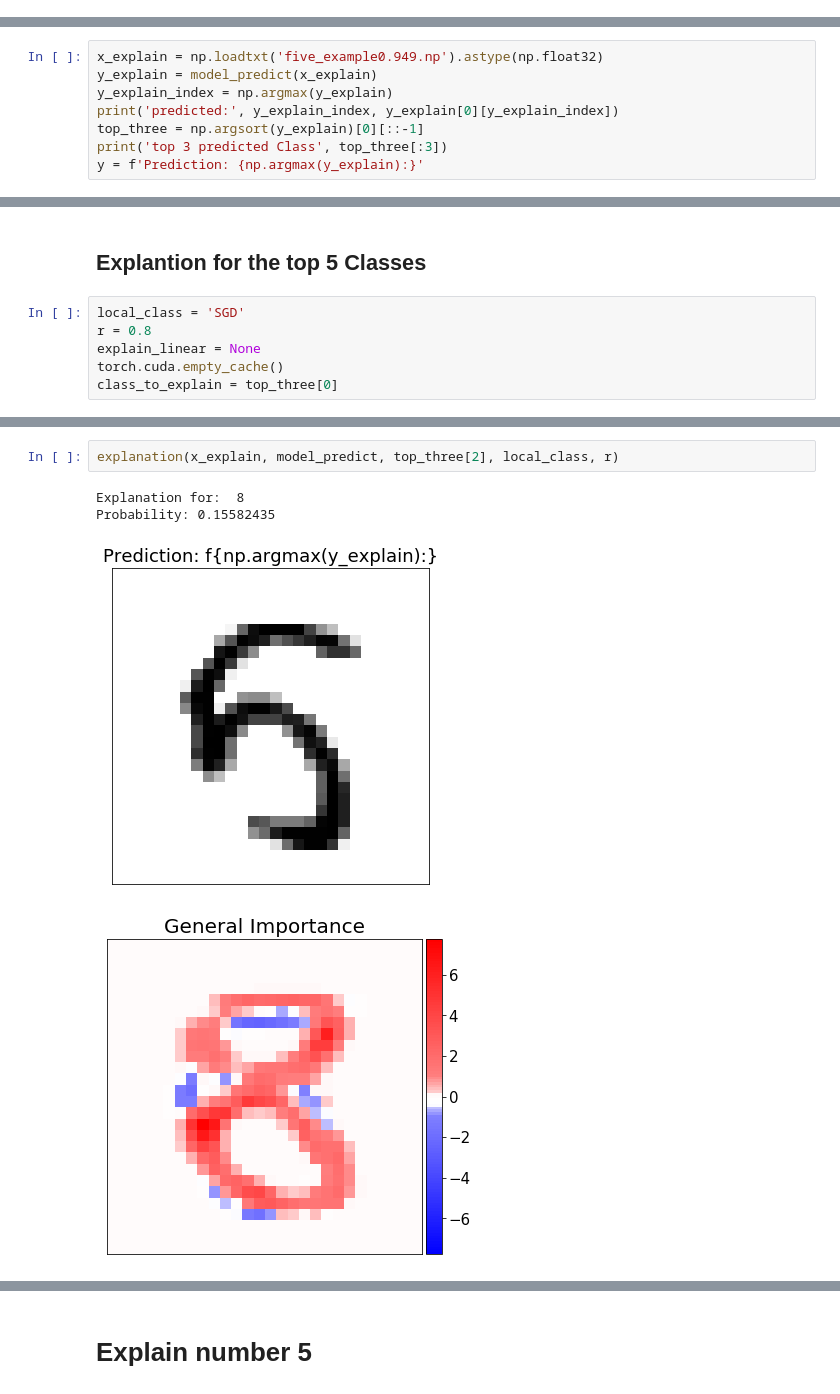
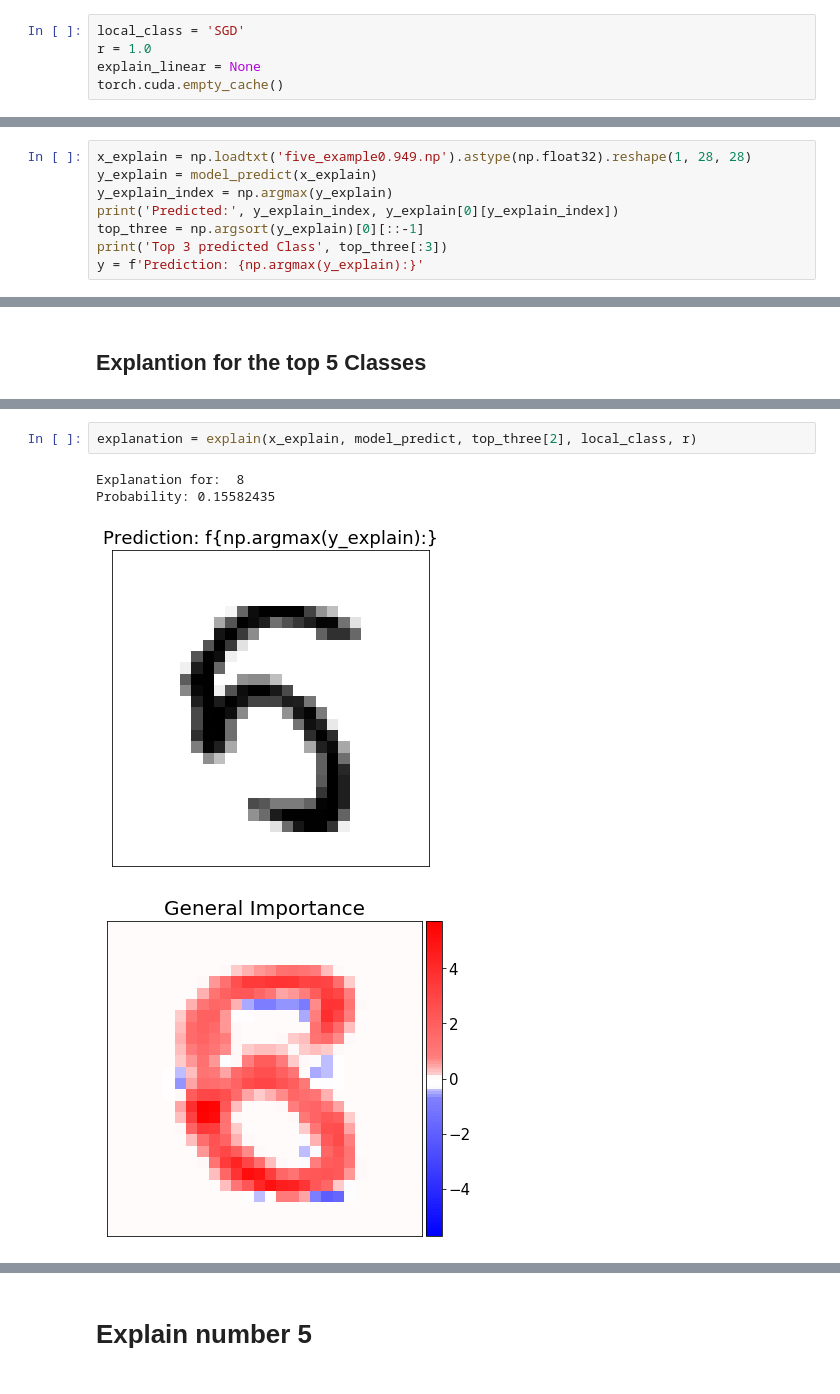
Before and after one commit to tiagobotari/melime, a Jupyter notebook: m-lime/experiments/ex_image_vae_mnist.ipynb, the cells around one changed output, grey strips where cells are left out. Saved outputs shown, nothing was run; the diff lists cells and outputs as text.

```diff
--- a/m-lime/experiments/ex_image_vae_mnist.ipynb
+++ b/m-lime/experiments/ex_image_vae_mnist.ipynb
@@ -65,11 +103,16 @@ density = density.load_manifold('./model_vae_manifold.pth')
+# %%
+local_class = 'SGD'
+r = 1.0
+explain_linear = None
+torch.cuda.empty_cache()
 # %% [markdown]
 ### Explain a instance
 # %%
-x_explain = np.loadtxt('five_example0.949.np').astype(np.float32)
+x_explain = np.loadtxt('five_example0.949.np').astype(np.float32).reshape(1, 28, 28)
 y_explain = model_predict(x_explain)
 y_explain_index = np.argmax(y_explain)
-print('predicted:', y_explain_index, y_explain[0][y_explain_index])
+print('Predicted:', y_explain_index, y_explain[0][y_explain_index])
 top_three = np.argsort(y_explain)[0][::-1]
-print('top 3 predicted Class', top_three[:3])
+print('Top 3 predicted Class', top_three[:3])
 y = f'Prediction: {np.argmax(y_explain):}'
 # %% [output]
@@ -94,8 +121,2 @@ plt.show()
 # %% [markdown]
 ## Explantion for the top 5 Classes
-# %%
-local_class = 'SGD'
-r = 0.8
-explain_linear = None
-torch.cuda.empty_cache()
-class_to_explain = top_three[0]
@@ -152,7 +140,7 @@ Probability: 0.16739056
 # %%
-explanation(x_explain, model_predict, top_three[2], local_class, r)
+explanation = explain(x_explain, model_predict, top_three[2], local_class, r)
 # %% [output]
 Explanation for:  8
 Probability: 0.15582435
 [figure]
-[figure, old version]
+[figure, new version]
```
Also changed, not shown: parts of 19 cells of this notebook, 2 other files.
